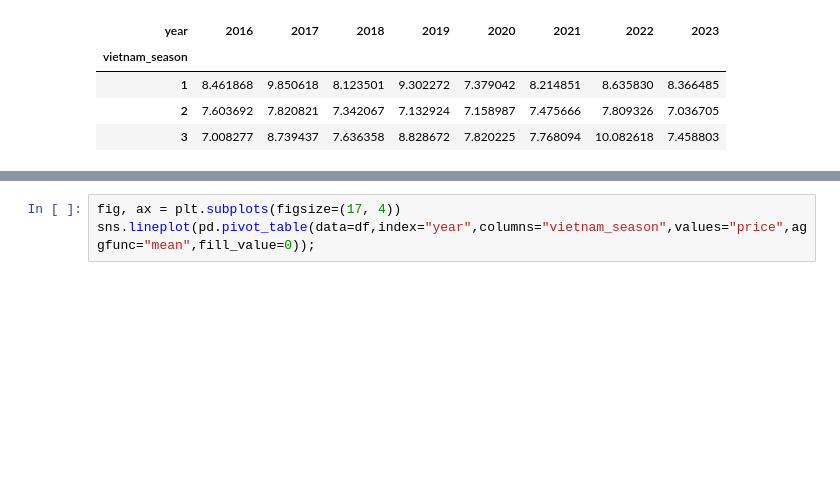
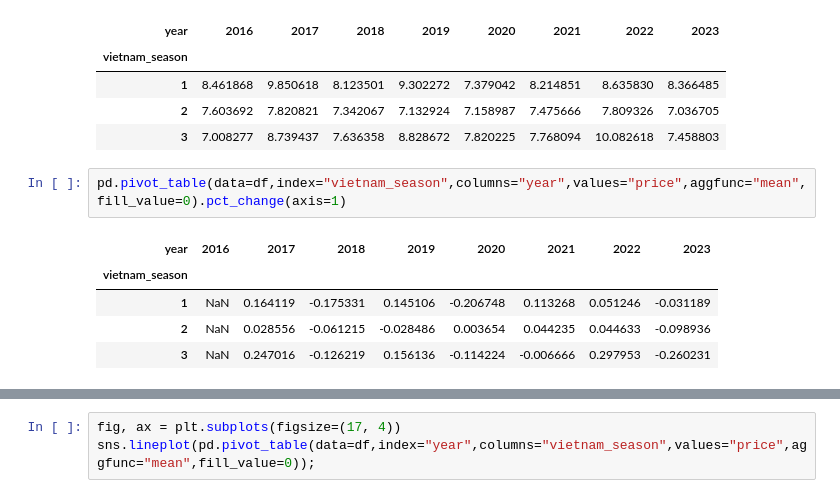
Before and after one commit to omar-ammar0/Intern_Final_Project, a Jupyter notebook: notebooks/Data_Cleaning/Task_1.ipynb, the cells around one changed output, grey strips where cells are left out. Cells and saved outputs as stored; diff of their text form; blank space fills up the shorter version.

Commit message:
adding new insights about veitnam seasons price

```diff
--- a/notebooks/Data_Cleaning/Task_1.ipynb
+++ b/notebooks/Data_Cleaning/Task_1.ipynb
@@ -179,3 +179,11 @@ pd.pivot_table(data=df,index="vietnam_season",columns="year",values="price",aggf
 | 1 | 8.461868 | 9.850618 | 8.123501 | 9.302272 | 7.379042 | 8.214851 | 8.635830 | 8.366485 |
 | 2 | 7.603692 | 7.820821 | 7.342067 | 7.132924 | 7.158987 | 7.475666 | 7.809326 | 7.036705 |
 | 3 | 7.008277 | 8.739437 | 7.636358 | 8.828672 | 7.820225 | 7.768094 | 10.082618 | 7.458803 |
+# %%
+pd.pivot_table(data=df,index="vietnam_season",columns="year",values="price",aggfunc="mean",fill_value=0).pct_change(axis=1)
+# %% [output]
+| year | 2016 | 2017 | 2018 | 2019 | 2020 | 2021 | 2022 | 2023 |
+| vietnam_season |  |  |  |  |  |  |  |  |
+| 1 | NaN | 0.164119 | -0.175331 | 0.145106 | -0.206748 | 0.113268 | 0.051246 | -0.031189 |
+| 2 | NaN | 0.028556 | -0.061215 | -0.028486 | 0.003654 | 0.044235 | 0.044633 | -0.098936 |
+| 3 | NaN | 0.247016 | -0.126219 | 0.156136 | -0.114224 | -0.006666 | 0.297953 | -0.260231 |
```
Also changed, not shown: parts of 3 cells of this notebook.
